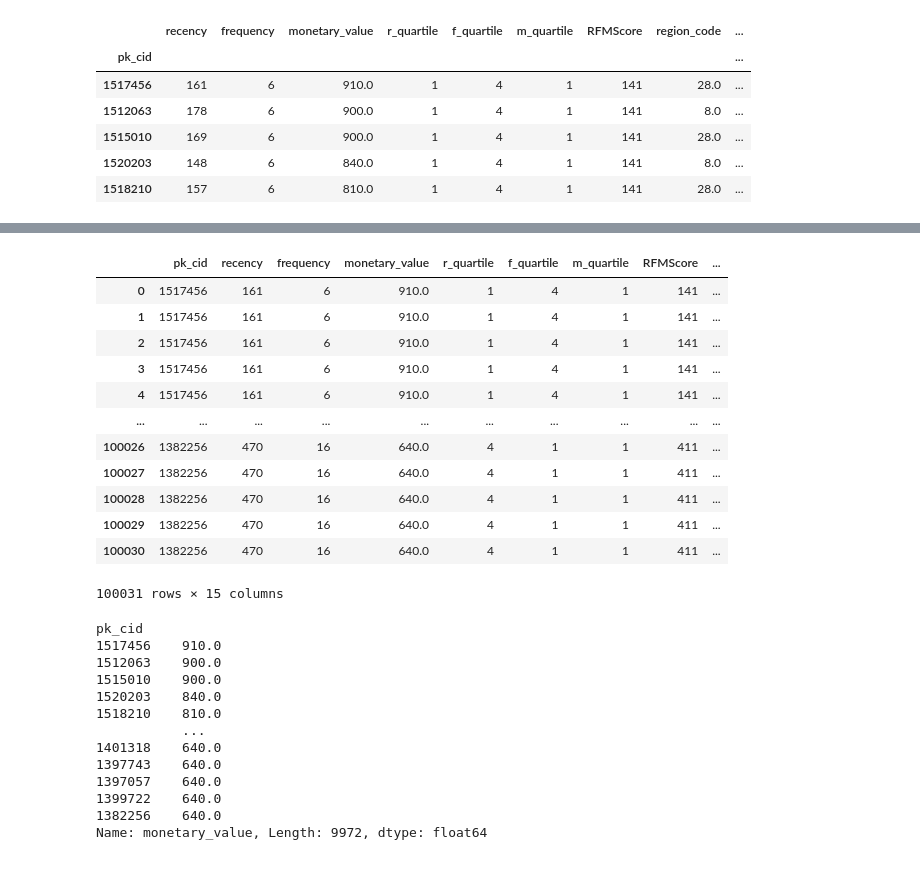
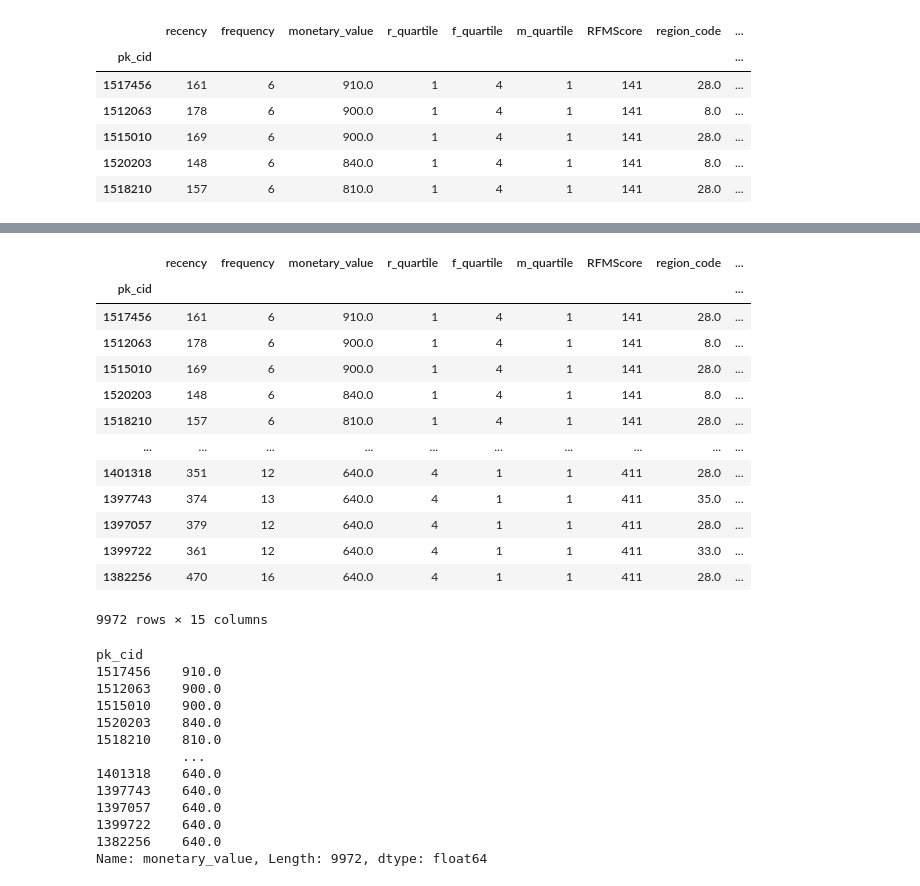
Before and after one commit to giannimaggiora/easyMoney, a Jupyter notebook: Mejores10000clientes.ipynb, the cells around one changed output, grey strips where cells are left out. Cells and saved outputs as stored; diff of their text form; code cells hidden in the pictures.

```diff
--- a/Mejores10000clientes.ipynb
+++ b/Mejores10000clientes.ipynb
@@ -412,17 +405,18 @@ definitivo_10000clientes.shape
-# %%
-df_best_definitivo
-# %% [output]
-|  | pk_cid | recency | frequency | monetary_value | r_quartile | f_quartile | m_quartile | RFMScore | ... |
-| 0 | 1517456 | 161 | 6 | 910.0 | 1 | 4 | 1 | 141 | ... |
-| 1 | 1517456 | 161 | 6 | 910.0 | 1 | 4 | 1 | 141 | ... |
-| 2 | 1517456 | 161 | 6 | 910.0 | 1 | 4 | 1 | 141 | ... |
-| 3 | 1517456 | 161 | 6 | 910.0 | 1 | 4 | 1 | 141 | ... |
-| 4 | 1517456 | 161 | 6 | 910.0 | 1 | 4 | 1 | 141 | ... |
-| ... | ... | ... | ... | ... | ... | ... | ... | ... | ... |
-| 100026 | 1382256 | 470 | 16 | 640.0 | 4 | 1 | 1 | 411 | ... |
-| 100027 | 1382256 | 470 | 16 | 640.0 | 4 | 1 | 1 | 411 | ... |
-| 100028 | 1382256 | 470 | 16 | 640.0 | 4 | 1 | 1 | 411 | ... |
-| 100029 | 1382256 | 470 | 16 | 640.0 | 4 | 1 | 1 | 411 | ... |
-| 100030 | 1382256 | 470 | 16 | 640.0 | 4 | 1 | 1 | 411 | ... |
-100031 rows × 15 columns
+# %%
+definitivo_10000clientes
+# %% [output]
+|  | recency | frequency | monetary_value | r_quartile | f_quartile | m_quartile | RFMScore | region_code | ... |
+| pk_cid |  |  |  |  |  |  |  |  | ... |
+| 1517456 | 161 | 6 | 910.0 | 1 | 4 | 1 | 141 | 28.0 | ... |
+| 1512063 | 178 | 6 | 900.0 | 1 | 4 | 1 | 141 | 8.0 | ... |
+| 1515010 | 169 | 6 | 900.0 | 1 | 4 | 1 | 141 | 28.0 | ... |
+| 1520203 | 148 | 6 | 840.0 | 1 | 4 | 1 | 141 | 8.0 | ... |
+| 1518210 | 157 | 6 | 810.0 | 1 | 4 | 1 | 141 | 28.0 | ... |
+| ... | ... | ... | ... | ... | ... | ... | ... | ... | ... |
+| 1401318 | 351 | 12 | 640.0 | 4 | 1 | 1 | 411 | 28.0 | ... |
+| 1397743 | 374 | 13 | 640.0 | 4 | 1 | 1 | 411 | 35.0 | ... |
+| 1397057 | 379 | 12 | 640.0 | 4 | 1 | 1 | 411 | 28.0 | ... |
+| 1399722 | 361 | 12 | 640.0 | 4 | 1 | 1 | 411 | 33.0 | ... |
+| 1382256 | 470 | 16 | 640.0 | 4 | 1 | 1 | 411 | 28.0 | ... |
+9972 rows × 15 columns
 # %%
```
Also changed, not shown: parts of 15 cells of this notebook, 3 other files.
